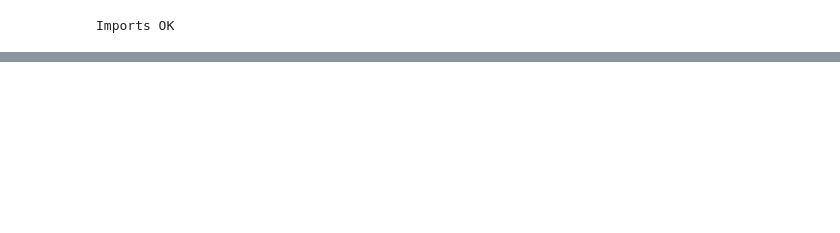
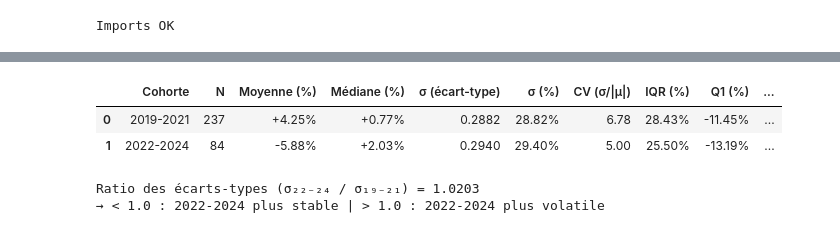
Before and after one commit to Dmkn78/IPO, a Jupyter notebook: H3.ipynb, the cells around one changed output, grey strips where cells are left out. Saved outputs shown, nothing was run; the diff lists cells and outputs as text; code cells hidden in the pictures; blank space fills up the shorter version.

```diff
--- a/H3.ipynb
+++ b/H3.ipynb
@@ -300,0 +111,45 @@ Lecture:
+# %%
+# ── Statistiques descriptives ───────────────────────────────────────────────
+def describe_cohort(x, label):
+    return {
+        "Cohorte":      label,
+        "N":            len(x),
+        "Moyenne (%)": np.mean(x) * 100,
+        "Médiane (%)": np.median(x) * 100,
+        "σ (écart-type)": np.std(x, ddof=1),
+        "σ (%)": np.std(x, ddof=1) * 100,
+        "CV (σ/|μ|)": np.std(x, ddof=1) / abs(np.mean(x)) if np.mean(x) != 0 else np.nan,
+        "IQR (%)": (np.percentile(x, 75) - np.percentile(x, 25)) * 100,
+        "Q1 (%)": np.percentile(x, 25) * 100,
+        "Q3 (%)": np.percentile(x, 75) * 100,
+        "Min (%)": np.min(x) * 100,
+        "Max (%)": np.max(x) * 100,
+    }
+
+desc = pd.DataFrame([
+    describe_cohort(r_19_21, "2019-2021"),
+    describe_cohort(r_22_24, "2022-2024"),
+])
+
+display(desc.style.format({
+    "Moyenne (%)":    "{:+.2f}%",
+    "Médiane (%)":   "{:+.2f}%",
+    "σ (écart-type)": "{:.4f}",
+    "σ (%)":          "{:.2f}%",
+    "CV (σ/|μ|)":    "{:.2f}",
+    "IQR (%)":        "{:.2f}%",
+    "Q1 (%)":         "{:+.2f}%",
+    "Q3 (%)":         "{:+.2f}%",
+    "Min (%)":        "{:+.2f}%",
+    "Max (%)":        "{:+.2f}%",
+}))
+
+print(f"\nRatio des écarts-types (σ₂₂₋₂₄ / σ₁₉₋₂₁) = "
+      f"{np.std(r_22_24, ddof=1)/np.std(r_19_21, ddof=1):.4f}")
+print("→ < 1.0 : 2022-2024 plus stable | > 1.0 : 2022-2024 plus volatile")
+# %% [output]
+|  | Cohorte | N | Moyenne (%) | Médiane (%) | σ (écart-type) | σ (%) | CV (σ/|μ|) | IQR (%) | Q1 (%) | ... |
+| 0 | 2019-2021 | 237 | +4.25% | +0.77% | 0.2882 | 28.82% | 6.78 | 28.43% | -11.45% | ... |
+| 1 | 2022-2024 | 84 | -5.88% | +2.03% | 0.2940 | 29.40% | 5.00 | 25.50% | -13.19% | ... |
+Ratio des écarts-types (σ₂₂₋₂₄ / σ₁₉₋₂₁) = 1.0203
+→ < 1.0 : 2022-2024 plus stable | > 1.0 : 2022-2024 plus volatile
```
Also changed, not shown: parts of 13 cells of this notebook, 3 other files.
